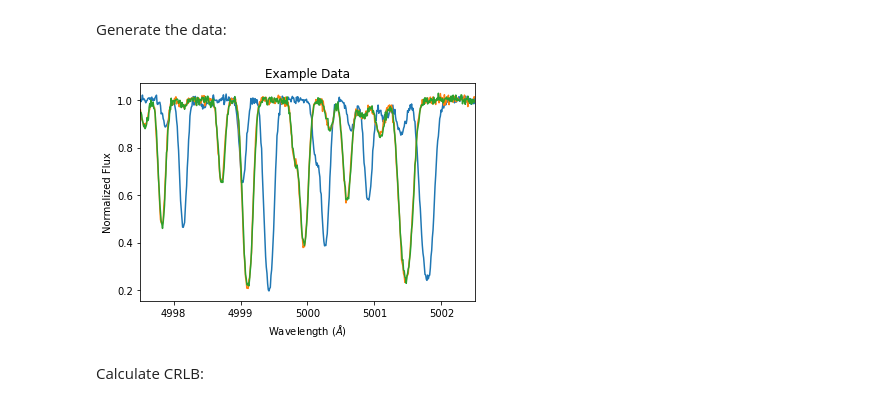
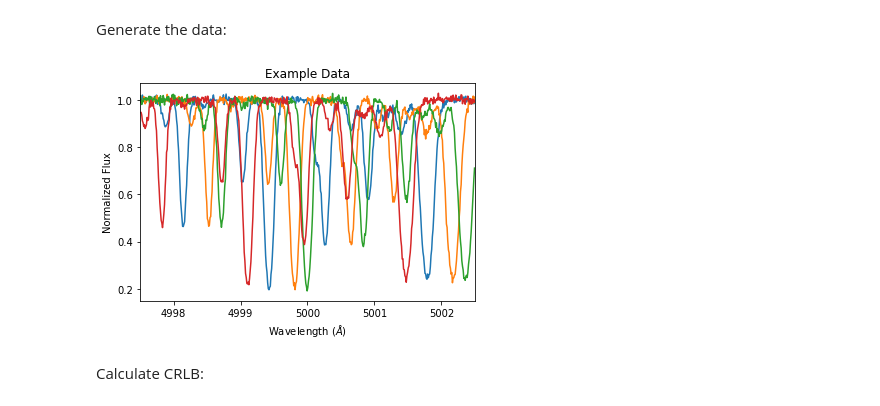
Before and after one commit to davidwhogg/EPRV, a Jupyter notebook: notebook/realistic.ipynb, the cells around one changed output. Saved outputs shown, nothing was run; the diff lists cells and outputs as text; code cells hidden in the pictures.

```diff
--- a/notebook/realistic.ipynb
+++ b/notebook/realistic.ipynb
@@ -27,14 +27,14 @@ snr = 100.
 N = 64
 data, ivars, true_rvs = utils.make_data(N, xs, ds, ms, sigs, snr)
 # %%
-for n in range(0,N,30):
+for n in range(0,N,20):
     plt.plot(xs, data[n])
 plt.xlim([4997.5,5002.5])
 plt.title('Example Data')
 plt.xlabel(r'Wavelength ($\AA$)')
 plt.ylabel(r'Normalized Flux');
 # %% [output]
-[figure, old version]
+[figure, new version]
 # %% [markdown]
 Calculate CRLB:
 # %%
```
Also changed, not shown: parts of 4 cells of this notebook.
